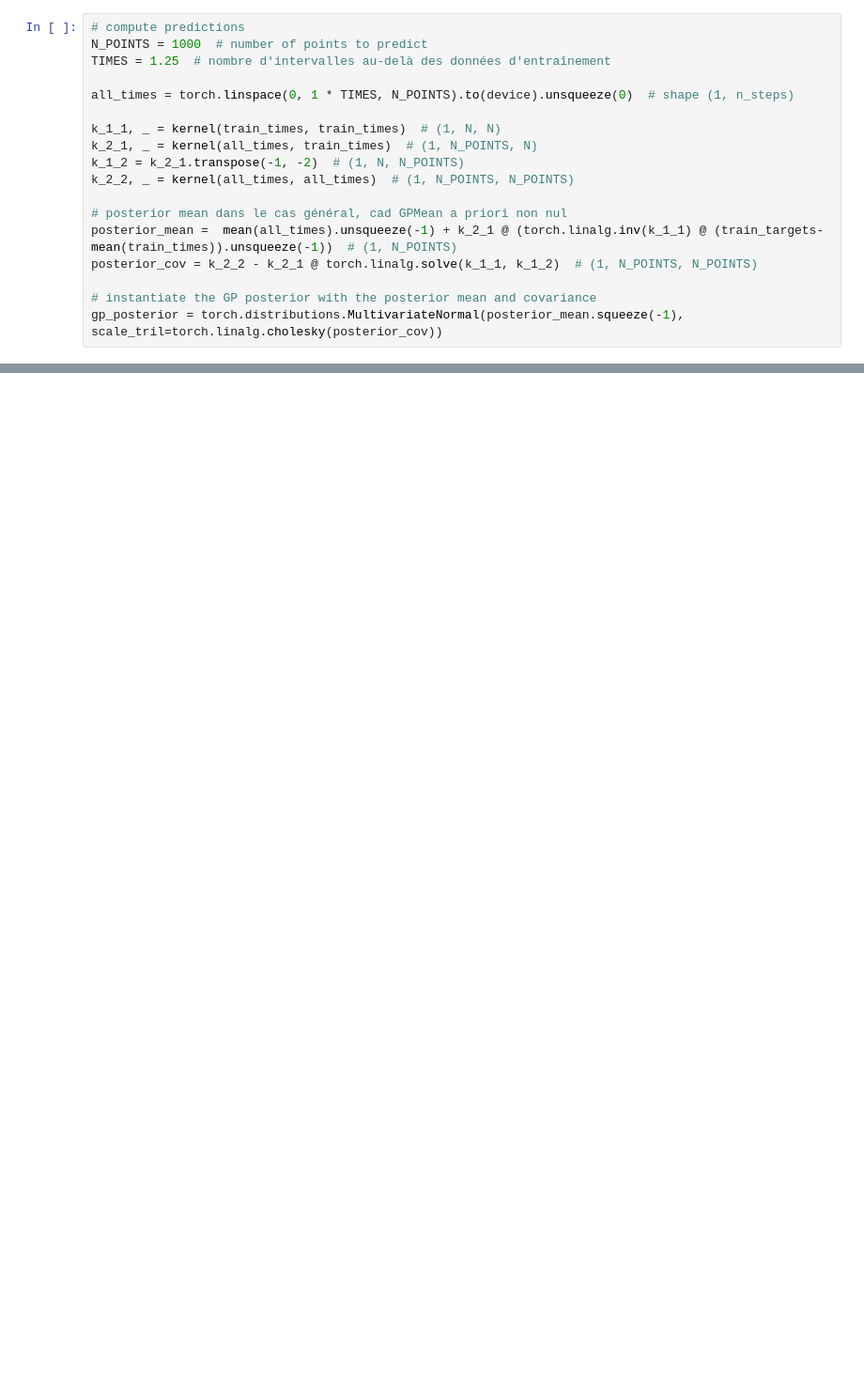
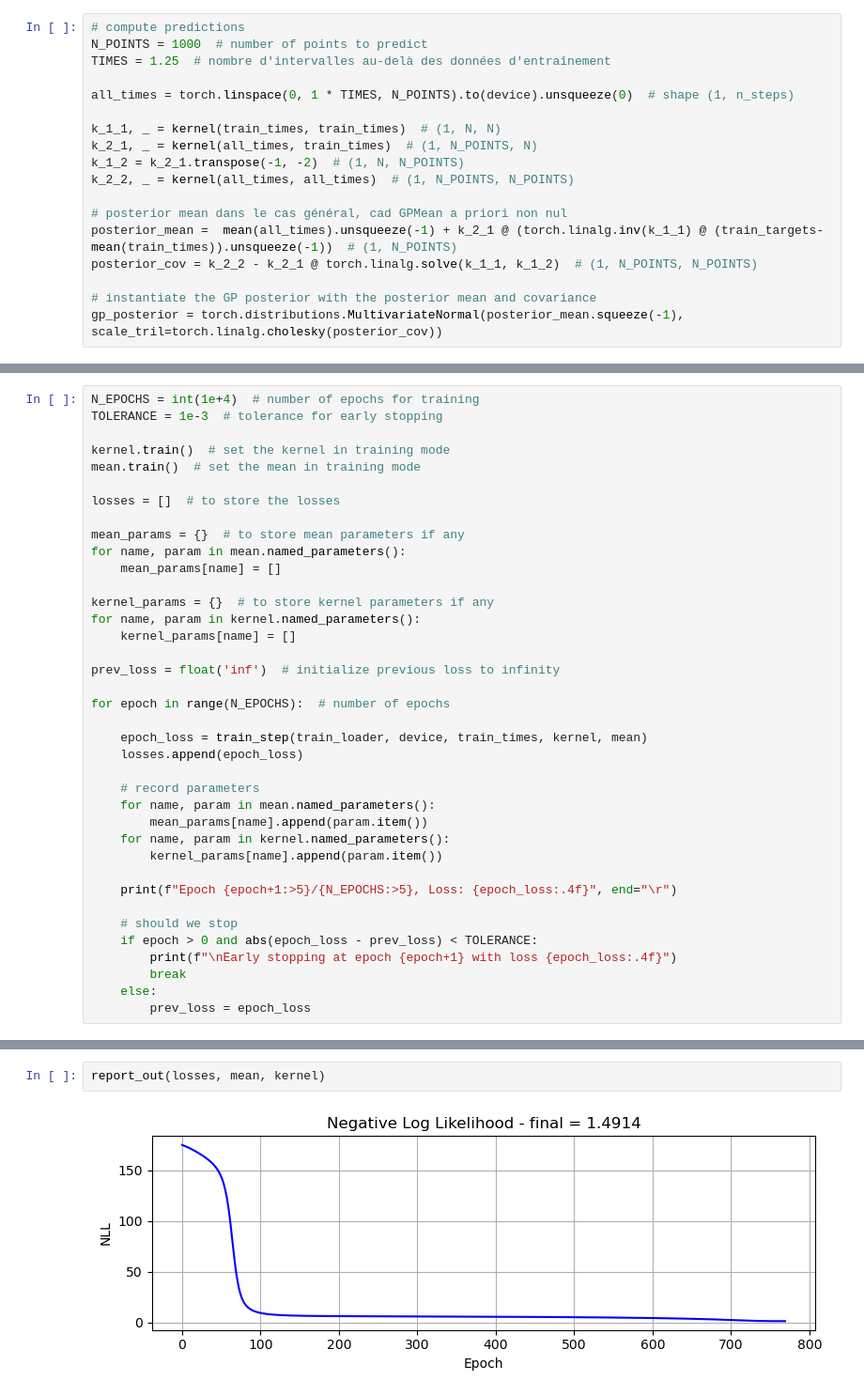
Before and after one commit to BenjaminDeporte/MVA_Stage, a Jupyter notebook: libs/TEST_train_GP_maison.ipynb, the cells around one changed output, grey strips where cells are left out. Shown at 94% size. Cells and saved outputs as stored; diff of their text form; blank space fills up the shorter version.

```diff
--- a/libs/TEST_train_GP_maison.ipynb
+++ b/libs/TEST_train_GP_maison.ipynb
@@ -351,0 +442,38 @@ plt.show()
+# %%
+N_EPOCHS = int(1e+4)  # number of epochs for training
+TOLERANCE = 1e-3  # tolerance for early stopping
+
+kernel.train()  # set the kernel in training mode
+mean.train()  # set the mean in training mode
+
+losses = []  # to store the losses
+
+mean_params = {}  # to store mean parameters if any
+for name, param in mean.named_parameters():
+    mean_params[name] = []
+
+kernel_params = {}  # to store kernel parameters if any
+for name, param in kernel.named_parameters():
+    kernel_params[name] = []
+
+prev_loss = float('inf')  # initialize previous loss to infinity
+
+for epoch in range(N_EPOCHS):  # number of epochs
+
+    epoch_loss = train_step(train_loader, device, train_times, kernel, mean)
+    losses.append(epoch_loss)
+
+    # record parameters
+    for name, param in mean.named_parameters():
+        mean_params[name].append(param.item())
+    for name, param in kernel.named_parameters():
+        kernel_params[name].append(param.item())
+
+    print(f"Epoch {epoch+1:>5}/{N_EPOCHS:>5}, Loss: {epoch_loss:.4f}", end="\r")
+
+    # should we stop
+    if epoch > 0 and abs(epoch_loss - prev_loss) < TOLERANCE:
+        print(f"\nEarly stopping at epoch {epoch+1} with loss {epoch_loss:.4f}")
+        break
+    else:
+        prev_loss = epoch_loss
@@ -351,0 +483,4 @@ plt.show()
+# %%
+report_out(losses, mean, kernel)
+# %% [output]
+[figure, added]
```
Also changed, not shown: parts of 23 cells of this notebook.
